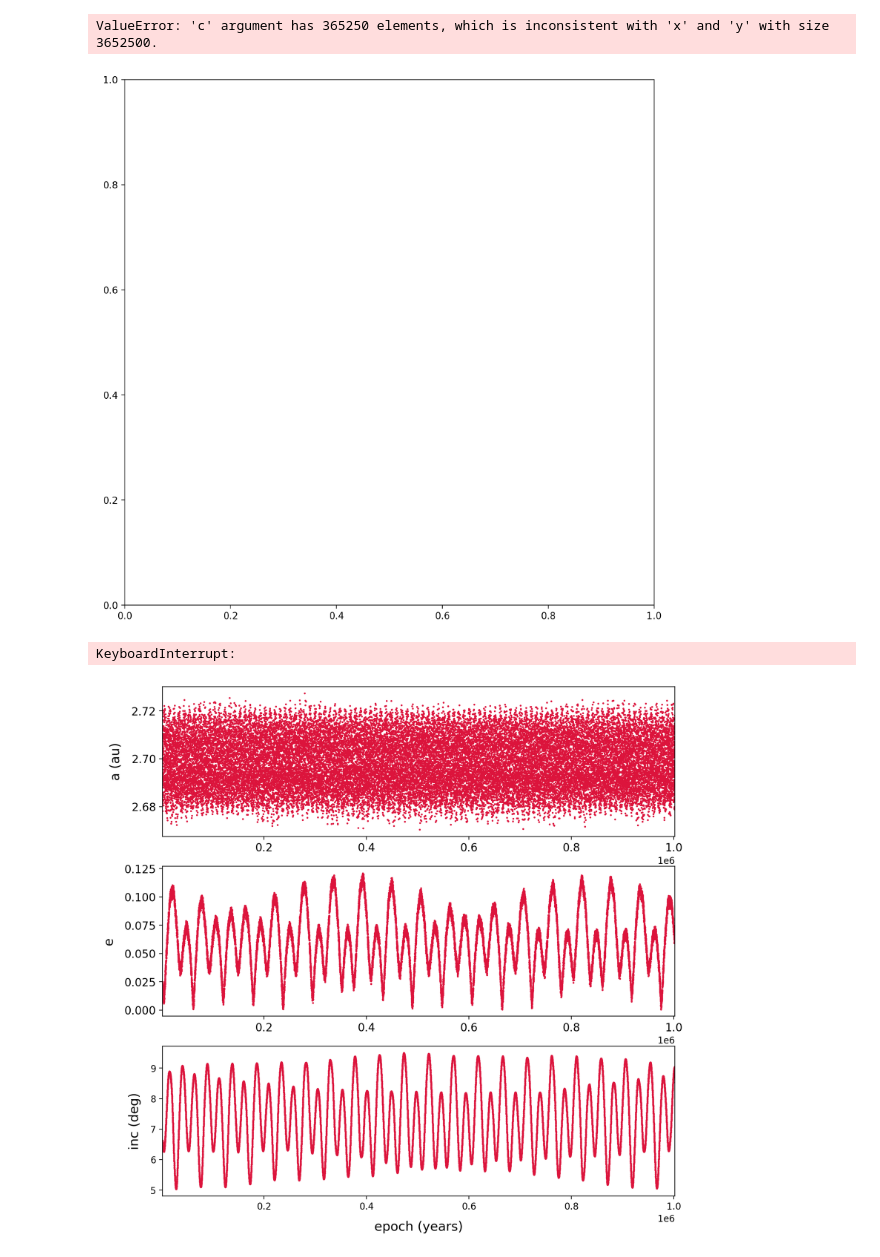
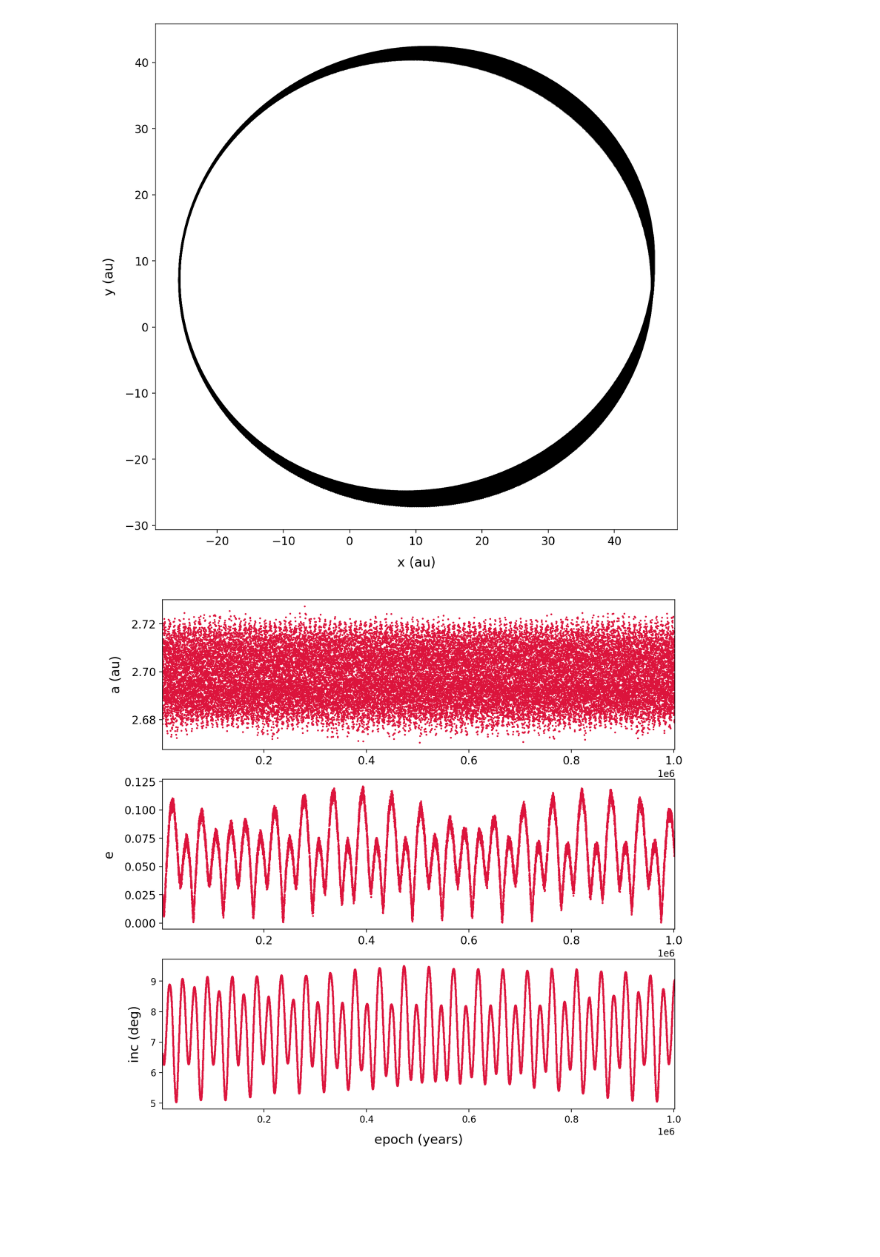
Before and after one commit to kjnapes/spacerocks, a Jupyter notebook: notebooks/tutorial/problem-002.ipynb, the cells around one changed output. Saved outputs shown, nothing was run; the diff lists cells and outputs as text; code cells hidden in the pictures; blank space fills up the shorter version.

```diff
--- a/notebooks/tutorial/problem-002.ipynb
+++ b/notebooks/tutorial/problem-002.ipynb
@@ -24,9 +20,13 @@ name = 'holman'
+# %%
+origin = "SSB"
+reference_plane = "EclipJ2000"
 # %%
 epoch = Time.now()
 t0 = epoch.epoch
 epochs = np.arange(epoch.epoch, epoch.epoch + 100_000 * 365.25, 100)
 # %%
-rock = SpaceRock.from_horizons(name=name, epoch=epoch, frame='ECLIPJ2000', origin=origin)
+name = 'rock'
+rock = SpaceRock.random(name=name, epoch=epoch, reference_plane=reference_plane, origin=origin)
 # %%
 sim = Simulation.planets(rock.epoch, "ECLIPJ2000", origin)
 sim.set_integrator(Integrator.leapfrog(2.0))
@@ -35,8 +35,10 @@ sim.add(rock)
 
 sim.move_to_center_of_mass()
 # %%
-snapshots = []
+results = RockCollection()
+
 for epoch in epochs:
     t = Time(epoch, 'utc', 'jd')
     sim.integrate(t)
-    snapshots.append(sim.particles)
+    rock = sim.get_particle(name)
+    results.add(rock)
@@ -53,19 +50,12 @@ colors = ['crimson' if name == 'holman' else 'black' for name in names]
 # %%
 fig, ax = plt.subplots(1, 1, figsize=(10, 10))
-ax.scatter(xs, ys, s=1, c=colors)
-ax.set_xlim([-5, 5])
-ax.set_ylim([-5, 5])
+ax.scatter(results.x, results.y, s=1, c='black', alpha=0.5)
+ax.set_aspect('equal')
 ax.set_xlabel('x (au)', fontsize=14, labelpad=10)
 ax.set_ylabel('y (au)', fontsize=14, labelpad=10)
 ax.tick_params(axis='both', which='major', labelsize=12)
 # %% [output]
-ValueError: 'c' argument has 365250 elements, which is inconsistent with 'x' and 'y' with size 3652500.
-[figure, old version]
+[figure, new version]
-# %%
-for snapshot in snapshots:
-    snapshot.calculate_orbit()
-# %% [output]
-KeyboardInterrupt:
 # %%
 semimajors = [snapshot.a[-1] for snapshot in snapshots]
 es = [snapshot.e[-1] for snapshot in snapshots]
```
Also changed, not shown: parts of 7 cells of this notebook, 3 other files.
